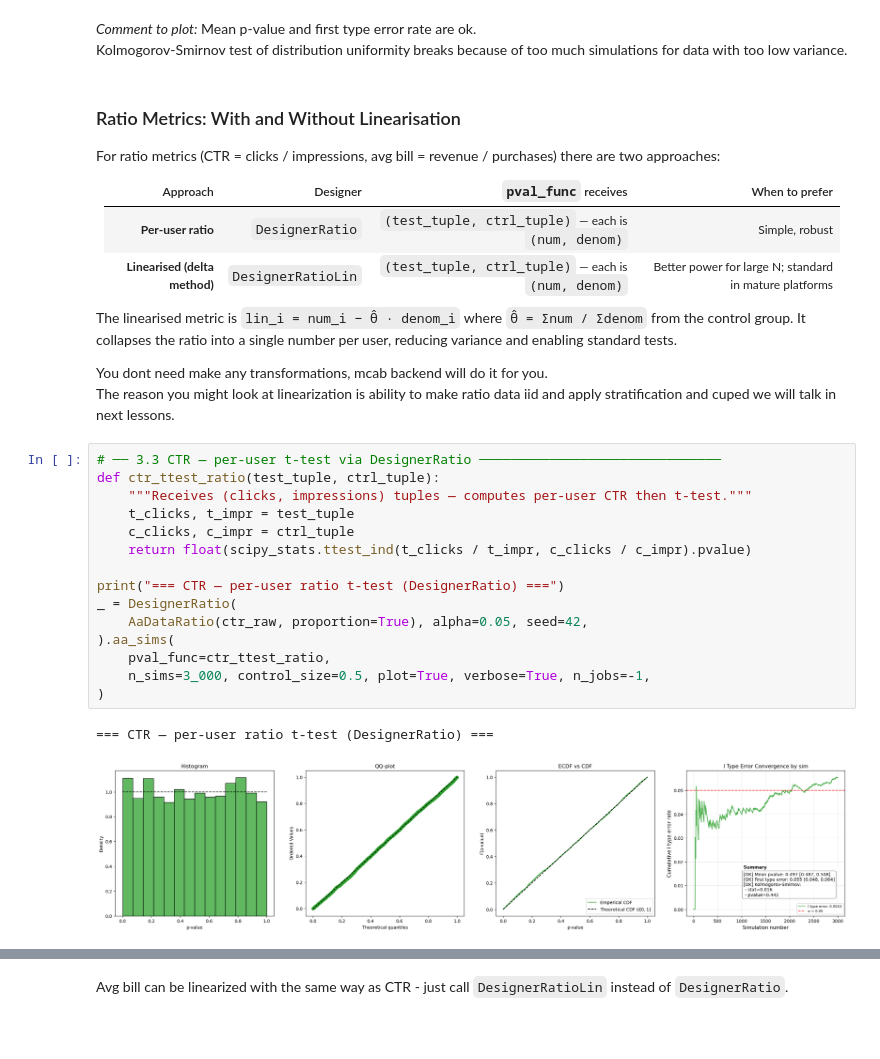
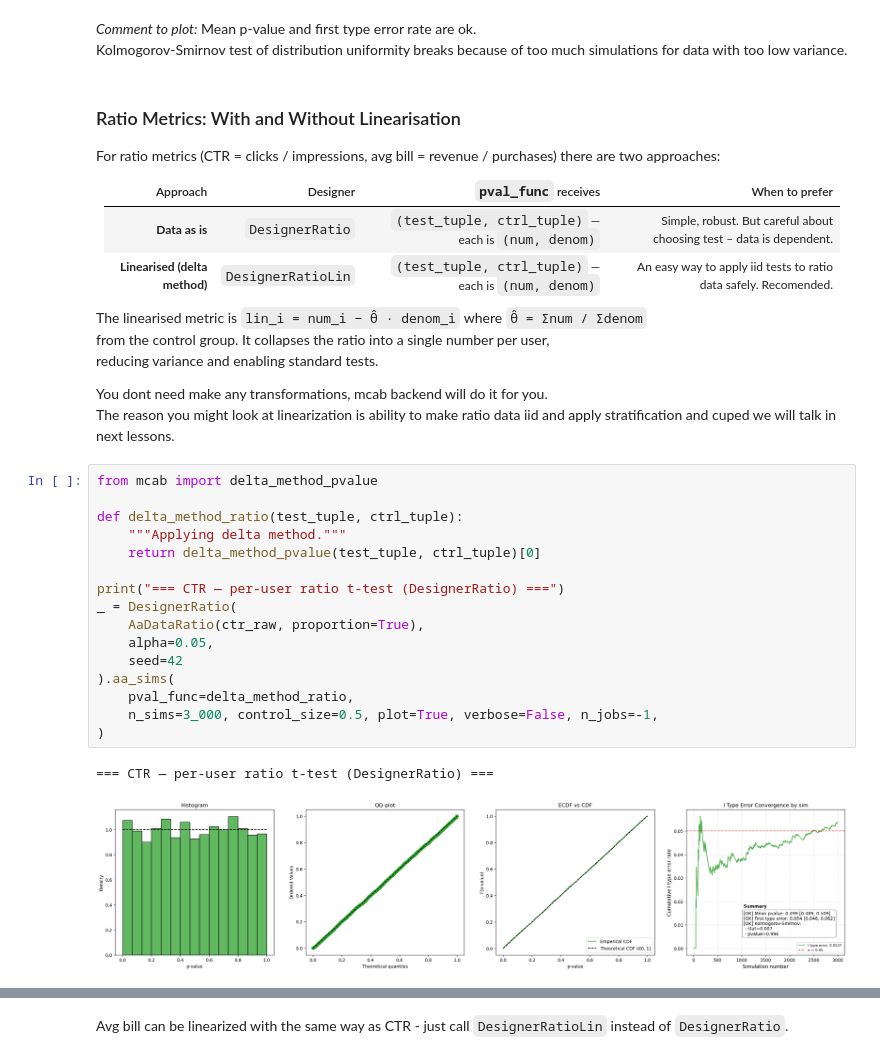
Before and after one commit to sslastochkin/mcab, a Jupyter notebook: docs/guide/03_type_one_error.ipynb, the cells around one changed output, grey strips where cells are left out. Drawn from its saved outputs; the diff is of its cells as text; blank space fills up the shorter version.

```diff
--- a/docs/guide/03_type_one_error.ipynb
+++ b/docs/guide/03_type_one_error.ipynb
@@ -259,8 +270,8 @@ approaches:
 
 | Approach | Designer | `pval_func` receives | When to prefer |
 |---|---|---|---|
-| **Per-user ratio** | `DesignerRatio` | `(test_tuple, ctrl_tuple)` — each is `(num, denom)` | Simple, robust |
-| **Linearised (delta method)** | `DesignerRatioLin` | `(test_tuple, ctrl_tuple)` — each is `(num, denom)` | Better power for large N; standard in mature platforms |
+| **Data as is** | `DesignerRatio` | `(test_tuple, ctrl_tuple)` — each is `(num, denom)` | Simple, robust. But careful about choosing test – data is dependent. |
+| **Linearised (delta method)** | `DesignerRatioLin` | `(test_tuple, ctrl_tuple)` — each is `(num, denom)` | An easy way to apply iid tests to ratio data safely. Recomended. |
 
 The linearised metric is `lin_i = num_i − θ̂ · denom_i` where `θ̂ = Σnum / Σdenom`
 from the control group. It collapses the ratio into a single number per user,
@@ -269,21 +280,22 @@ reducing variance and enabling standard tests.
 You dont need make any transformations, mcab backend will do it for you.
 The reason you might look at linearization is ability to make ratio data iid and apply stratification and cuped we will talk in next lessons.
 # %%
-# ── 3.3 CTR — per-user t-test via DesignerRatio ───────────────────────────────
-def ctr_ttest_ratio(test_tuple, ctrl_tuple):
-    """Receives (clicks, impressions) tuples — computes per-user CTR then t-test."""
-    t_clicks, t_impr = test_tuple
-    c_clicks, c_impr = ctrl_tuple
-    return float(scipy_stats.ttest_ind(t_clicks / t_impr, c_clicks / c_impr).pvalue)
+from mcab import delta_method_pvalue
+
+def delta_method_ratio(test_tuple, ctrl_tuple):
+    """Applying delta method."""
+    return delta_method_pvalue(test_tuple, ctrl_tuple)[0]
 
 print("=== CTR — per-user ratio t-test (DesignerRatio) ===")
 _ = DesignerRatio(
-    AaDataRatio(ctr_raw, proportion=True), alpha=0.05, seed=42,
+    AaDataRatio(ctr_raw, proportion=True),
+    alpha=0.05,
+    seed=42
 ).aa_sims(
-    pval_func=ctr_ttest_ratio,
-    n_sims=3_000, control_size=0.5, plot=True, verbose=True, n_jobs=-1,
+    pval_func=delta_method_ratio,
+    n_sims=3_000, control_size=0.5, plot=True, verbose=False, n_jobs=-1,
 )
 # %% [output]
 === CTR — per-user ratio t-test (DesignerRatio) ===
-[figure, old version]
+[figure, new version]
 # %%
```
Also changed, not shown: parts of 20 cells of this notebook.
